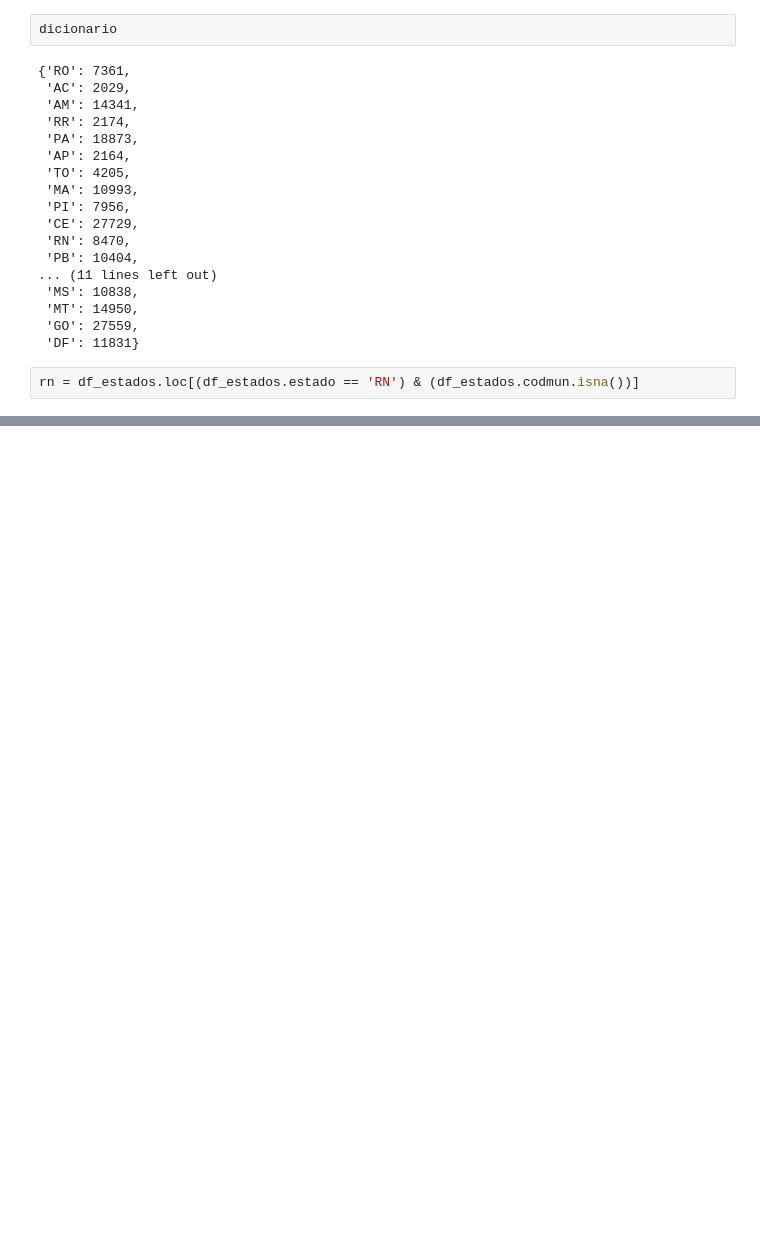
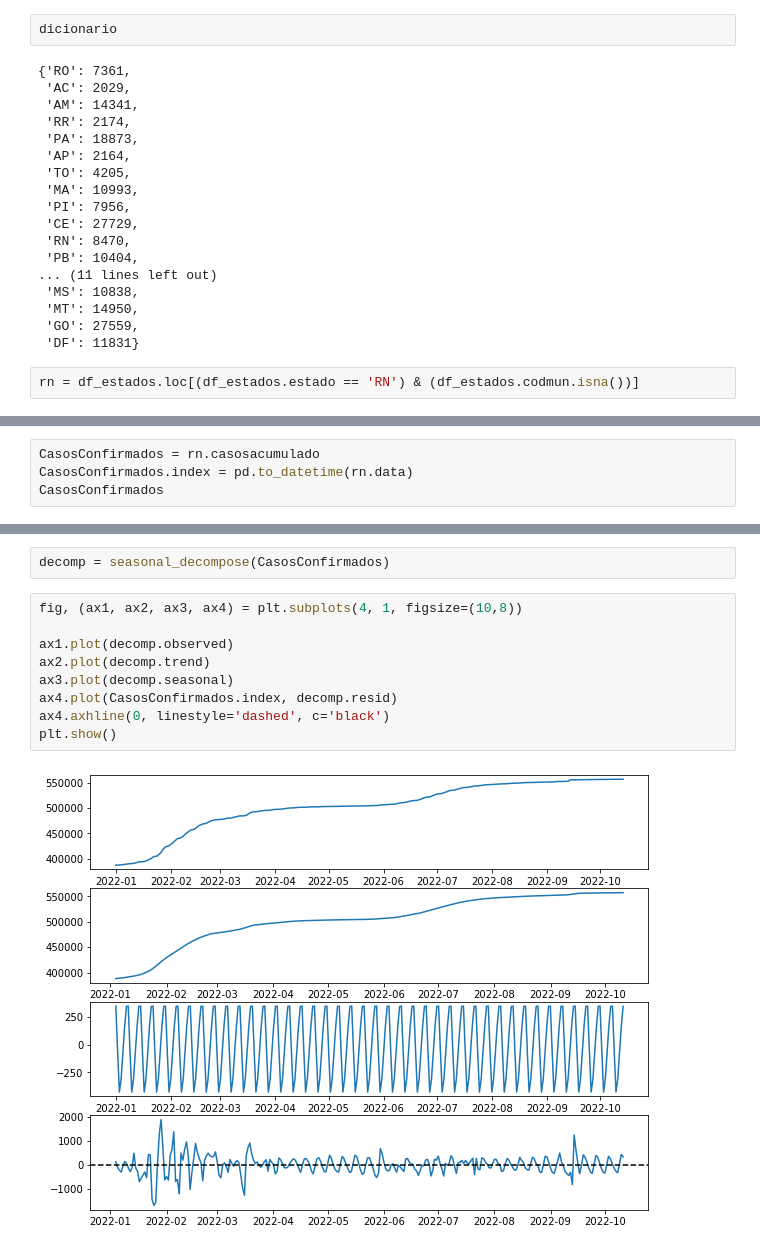
Before and after one commit to wagnergama/Previsao-de-Evolucao-do-COVID-19, a Jupyter notebook: Análise COVID-19.ipynb, the cells around one changed output, grey strips where cells are left out. Cells and saved outputs as stored; diff of their text form; blank space fills up the shorter version.

```diff
--- a/Análise COVID-19.ipynb
+++ b/Análise COVID-19.ipynb
@@ -187,0 +293,4 @@ fig.add_trace(
+# %%
+CasosConfirmados = rn.casosacumulado
+CasosConfirmados.index = pd.to_datetime(rn.data)
+CasosConfirmados
@@ -187,0 +315,13 @@ fig.add_trace(
+# %%
+decomp = seasonal_decompose(CasosConfirmados)
+# %%
+fig, (ax1, ax2, ax3, ax4) = plt.subplots(4, 1, figsize=(10,8))
+
+ax1.plot(decomp.observed)
+ax2.plot(decomp.trend)
+ax3.plot(decomp.seasonal)
+ax4.plot(CasosConfirmados.index, decomp.resid)
+ax4.axhline(0, linestyle='dashed', c='black')
+plt.show()
+# %% [output]
+[figure, added]
```
Also changed, not shown: parts of 15 cells of this notebook.
